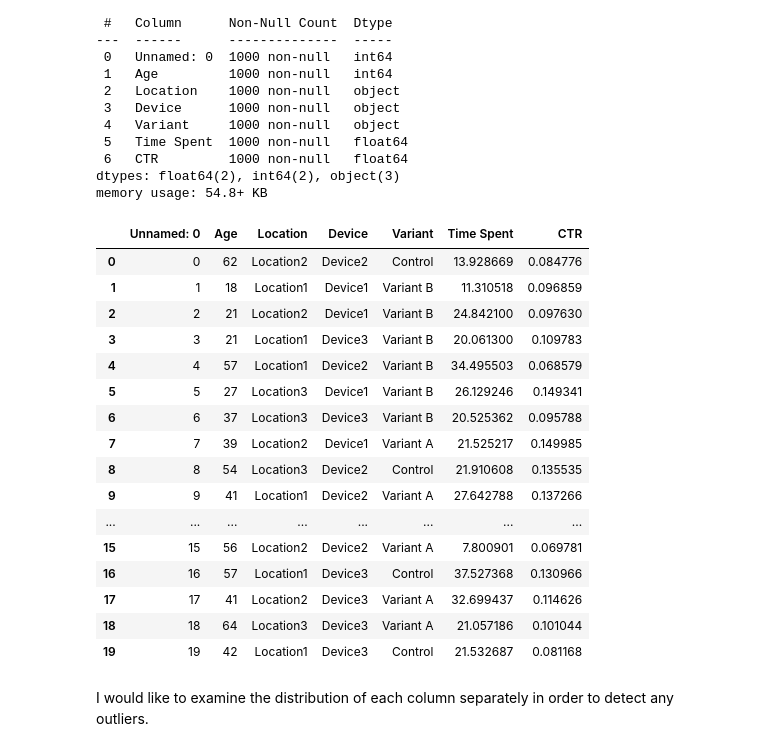
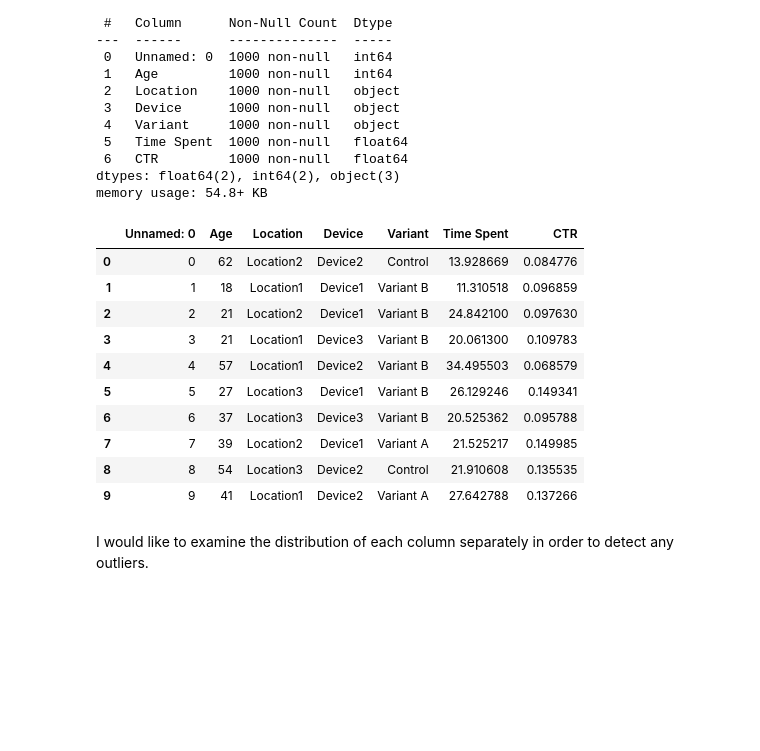
Before and after one commit to supragyabajpai/SchulichJourney_DataScience, a Jupyter notebook: Assignment_2(experiment_dataset)/codefile.ipynb, the cells around one changed output. Cells and saved outputs as stored; diff of their text form; code cells hidden in the pictures; blank space fills up the shorter version.

```diff
--- a/Assignment_2(experiment_dataset)/codefile.ipynb
+++ b/Assignment_2(experiment_dataset)/codefile.ipynb
@@ -23,25 +25,19 @@ Data columns (total 7 columns):
 dtypes: float64(2), int64(2), object(3)
 memory usage: 54.8+ KB
 # %%
-df.head(20)
+df.head(10)
 # %% [output]
 |  | Unnamed: 0 | Age | Location | Device | Variant | Time Spent | CTR |
 | 0 | 0 | 62 | Location2 | Device2 | Control | 13.928669 | 0.084776 |
 | 1 | 1 | 18 | Location1 | Device1 | Variant B | 11.310518 | 0.096859 |
 | 2 | 2 | 21 | Location2 | Device1 | Variant B | 24.842100 | 0.097630 |
 | 3 | 3 | 21 | Location1 | Device3 | Variant B | 20.061300 | 0.109783 |
 | 4 | 4 | 57 | Location1 | Device2 | Variant B | 34.495503 | 0.068579 |
 | 5 | 5 | 27 | Location3 | Device1 | Variant B | 26.129246 | 0.149341 |
 | 6 | 6 | 37 | Location3 | Device3 | Variant B | 20.525362 | 0.095788 |
 | 7 | 7 | 39 | Location2 | Device1 | Variant A | 21.525217 | 0.149985 |
 | 8 | 8 | 54 | Location3 | Device2 | Control | 21.910608 | 0.135535 |
 | 9 | 9 | 41 | Location1 | Device2 | Variant A | 27.642788 | 0.137266 |
-| ... | ... | ... | ... | ... | ... | ... | ... |
-| 15 | 15 | 56 | Location2 | Device2 | Variant A | 7.800901 | 0.069781 |
-| 16 | 16 | 57 | Location1 | Device3 | Control | 37.527368 | 0.130966 |
-| 17 | 17 | 41 | Location2 | Device3 | Variant A | 32.699437 | 0.114626 |
-| 18 | 18 | 64 | Location3 | Device3 | Variant A | 21.057186 | 0.101044 |
-| 19 | 19 | 42 | Location1 | Device3 | Control | 21.532687 | 0.081168 |
 # %% [markdown]
 I would like to examine the distribution of each column separately in order to detect any outliers.
 # %%
```
Also changed, not shown: parts of 20 cells of this notebook.
